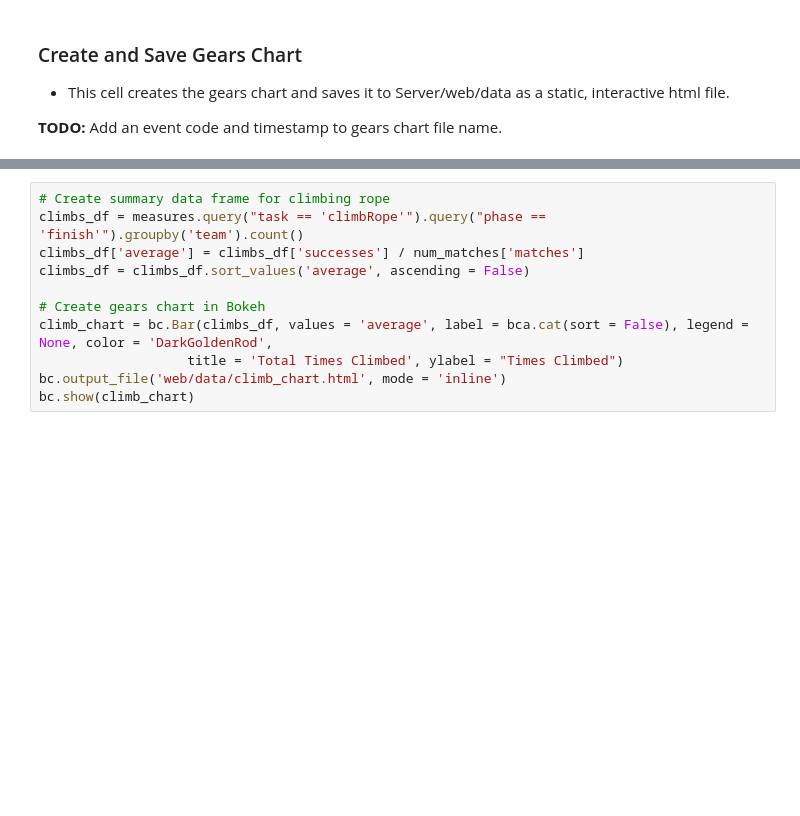
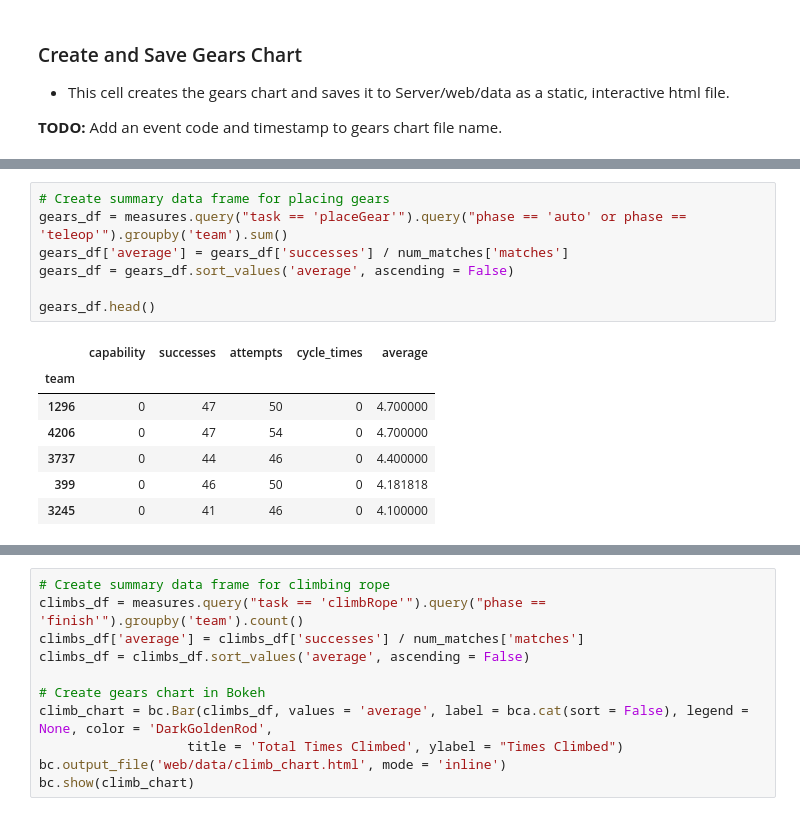
Before and after one commit to irwinsnet-old/irsScouting2018, a Jupyter notebook: jupyter/HoloviewTest.ipynb, the cells around one changed output, grey strips where cells are left out. Cells and saved outputs as stored; diff of their text form; blank space fills up the shorter version.

```diff
--- a/jupyter/HoloviewTest.ipynb
+++ b/jupyter/HoloviewTest.ipynb
@@ -168,0 +131,15 @@ gears_df
+# %%
+# Create summary data frame for placing gears
+gears_df = measures.query("task == 'placeGear'").query("phase == 'auto' or phase == 'teleop'").groupby('team').sum()
+gears_df['average'] = gears_df['successes'] / num_matches['matches']
+gears_df = gears_df.sort_values('average', ascending = False)
+
+gears_df.head()
+# %% [output]
+|  | capability | successes | attempts | cycle_times | average |
+| team |  |  |  |  |  |
+| 1296 | 0 | 47 | 50 | 0 | 4.700000 |
+| 4206 | 0 | 47 | 54 | 0 | 4.700000 |
+| 3737 | 0 | 44 | 46 | 0 | 4.400000 |
+| 399 | 0 | 46 | 50 | 0 | 4.181818 |
+| 3245 | 0 | 41 | 46 | 0 | 4.100000 |
```
Also changed, not shown: parts of 6 cells of this notebook, 1 other file.
